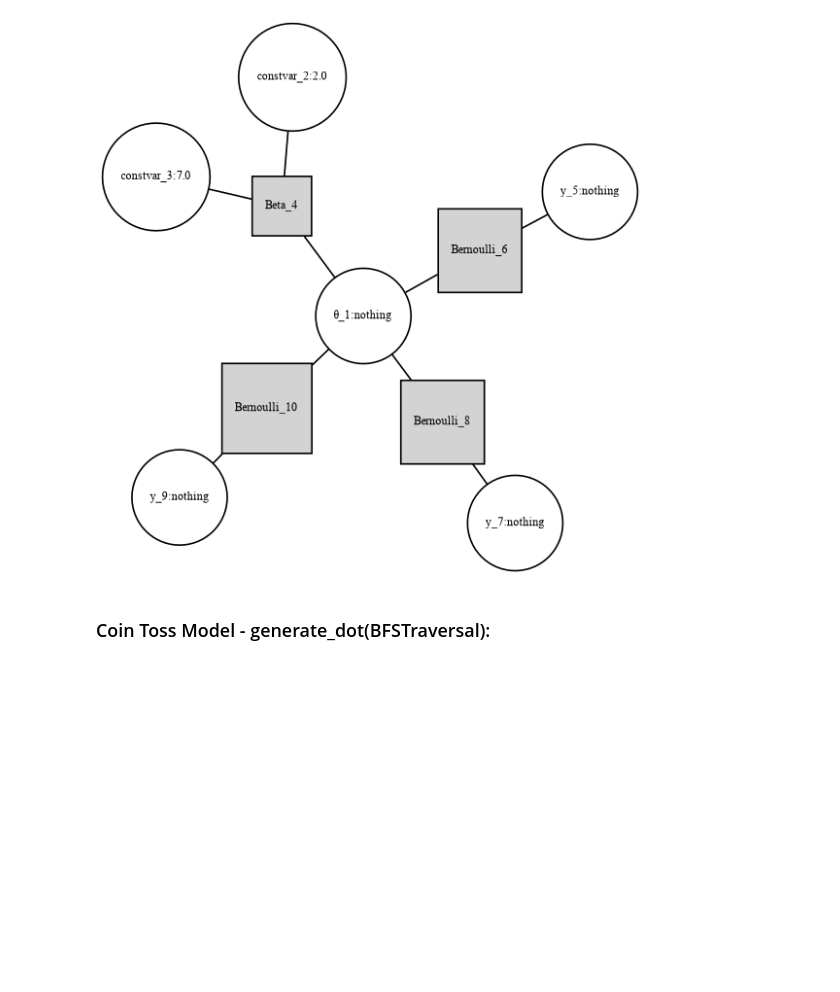
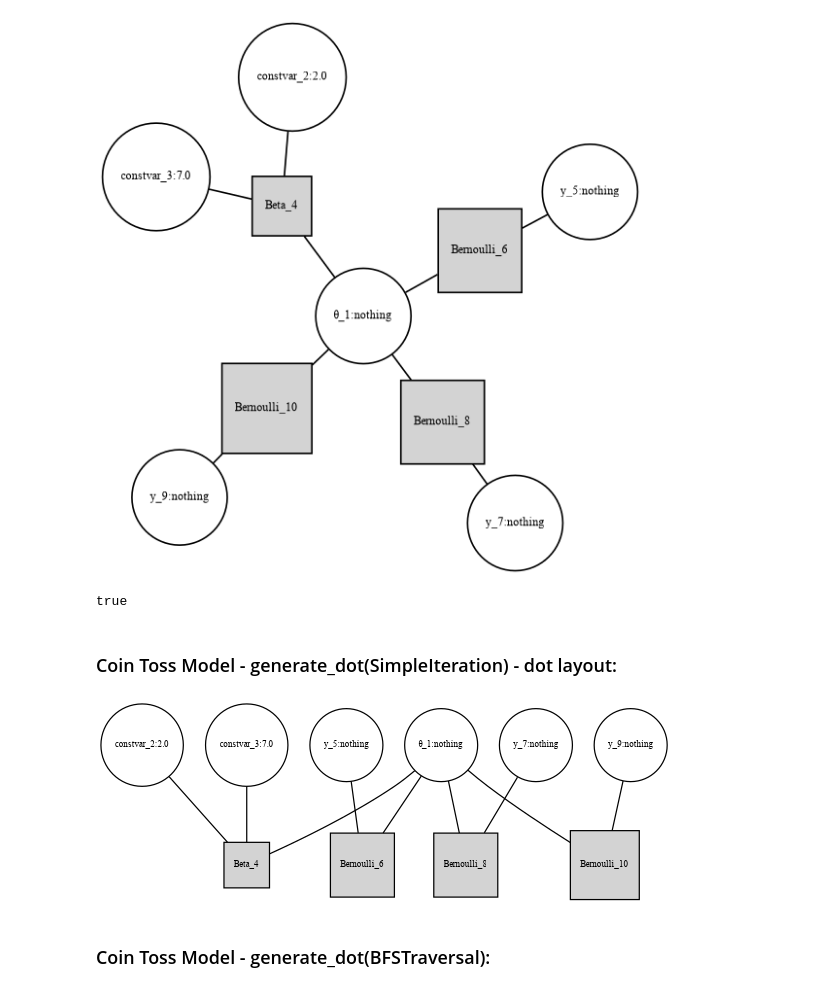
Before and after one commit to FraserP117/ActInf_RxInfer, a Jupyter notebook: generate_dot_methods.ipynb, the cells around one changed output. Cells and saved outputs as stored; diff of their text form; code cells hidden in the pictures; blank space fills up the shorter version.

```diff
--- a/generate_dot_methods.ipynb
+++ b/generate_dot_methods.ipynb
@@ -303,12 +315,19 @@ get_sanitized_factor_node_name (generic function with 1 method)
 # %%
+"""
+Input: a namespace dictionary for an arbitrary node (variable node or factor node).
+
+Return value: a string cotaining either the return value of
+get_sanitized_variable_node_name or get_sanitized_factor_node_name.
+"""
 function get_sanitized_node_name(single_node_namespace_dict)
     if haskey(single_node_namespace_dict, :name)
         san_node_name_str = get_sanitized_variable_node_name(single_node_namespace_dict)
     elseif haskey(single_node_namespace_dict, :fform)
         san_node_name_str = get_sanitized_factor_node_name(single_node_namespace_dict)
     else
-        return 0
+        error("Input single-node namespace dictionary has neither :name nor :fform as a key.")
     end
+
     return san_node_name_str
 end
 # %% [output]
@@ -624,10 +804,16 @@ generate_dot (generic function with 1 method)
 # %%
 """
-Takes the DOT string given by generate_dot and
-executes it to produce a GraphViz visualisation.
+Executes the DOT string returned by generate_dot.
+
+# Arguments:
+- dot_code_graph: the DOT string returned by generate_dot.
 """
 function show_gv(dot_code_graph::String)
-    eval(Meta.parse(dot_code_graph))
+    try
+        eval(Meta.parse(dot_code_graph))
+    catch e
+        error("Could not evaluate the input DOT string: ", e)
+    end
 end
 # %% [output]
 show_gv
@@ -682,3 +865,26 @@ dot_string_to_pdf(coin_toss_dot_simple, "coin_toss_viz/coin_toss_pdf_render_Simp
+# %%
+# render the DOT string and save render to a pdf:
+dot_string_to_pdf(coin_toss_dot_simple, "coin_toss_viz/coin_toss_pdf_render_SimpleIter.pdf")
+# %% [output]
+true
+# %% [markdown]
+### Coin Toss Model - generate_dot(SimpleIteration) - dot layout:
+# %%
+# create the DOT code string
+coin_toss_dot_simple_dot = generate_dot(
+    model_graph = gppl_model,
+    strategy = SimpleIteration(),
+    font_size = 7,
+    edge_length = 1.0,
+    layout = "dot",
+    width = 6.0,
+    height = 6.0
+);
+# %%
+# execute the DOT code string
+show_gv(coin_toss_dot_simple_dot)
+# %% [output]
+[figure, added]
 # %% [markdown]
 ### Coin Toss Model - generate_dot(BFSTraversal):
 # %%
```
Also changed, not shown: parts of 40 cells of this notebook, 5 other files.
